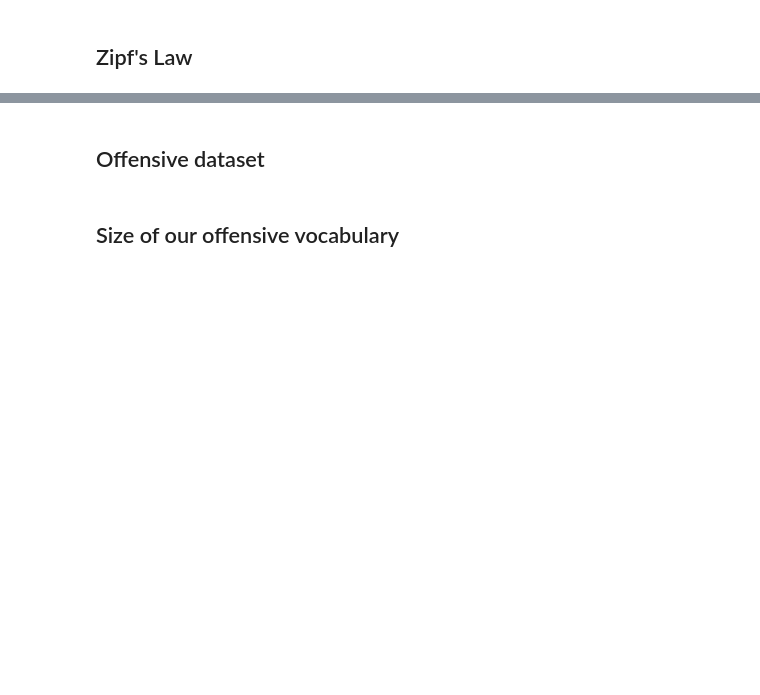
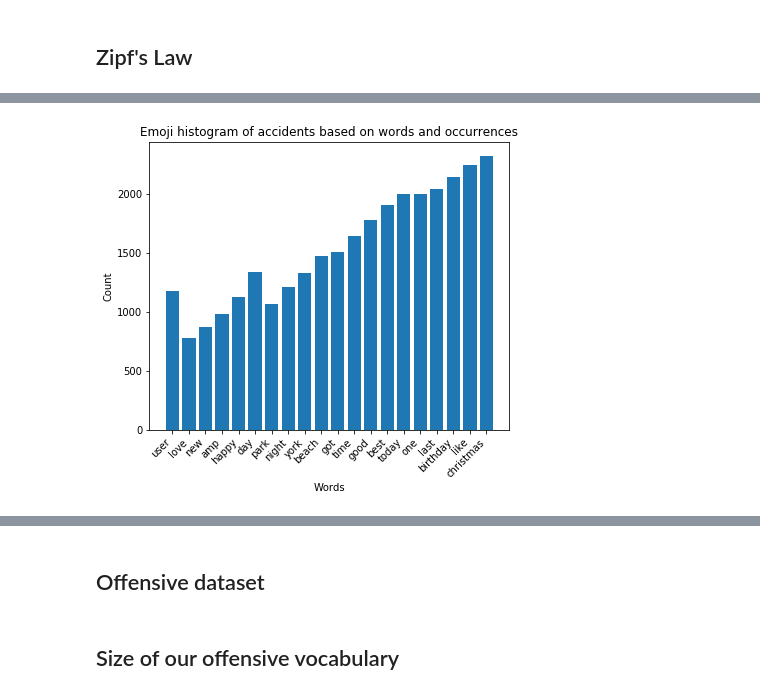
Before and after one commit to yasminsarkhosh/fyp2021p04g04, a Jupyter notebook: Final.ipynb, the cells around one changed output, grey strips where cells are left out. Cells and saved outputs as stored; diff of their text form; code cells hidden in the pictures; blank space fills up the shorter version.

```diff
--- a/Final.ipynb
+++ b/Final.ipynb
@@ -367,11 +524,13 @@ Here it makes sense since in almost all of the tweets, the person tweeting is ta
 # %%
 fig = plt.figure(figsize = (5,4))
 axes = fig.add_axes([0,0,1,1])
-axes.bar(emoji_top_20_val.keys(),emoji_top_20_val.values())
+axes.bar(emoji_top_20_val.keys(),li)
 fig.autofmt_xdate(rotation=45)
 axes.set_title('Emoji histogram of accidents based on words and occurrences')
 axes.set_ylabel('Count')
 axes.set_xlabel('Words');
+# %% [output]
+[figure, added]
 # %%
 # Getting dict, sorted with most common words as idx 0.
 m1 = most_common_words(emoji_freq_words_val)
```
Also changed, not shown: parts of 36 cells of this notebook.
